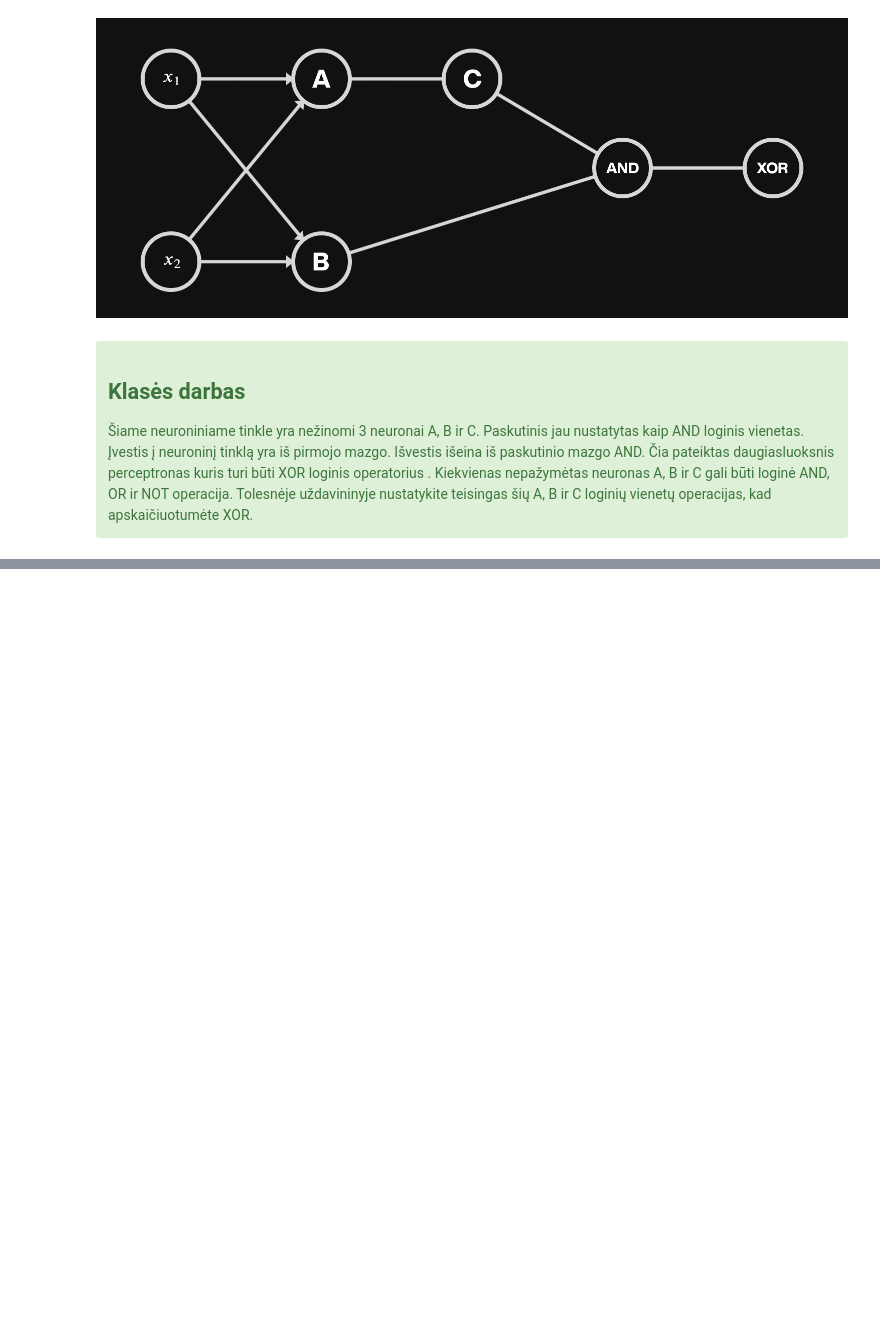
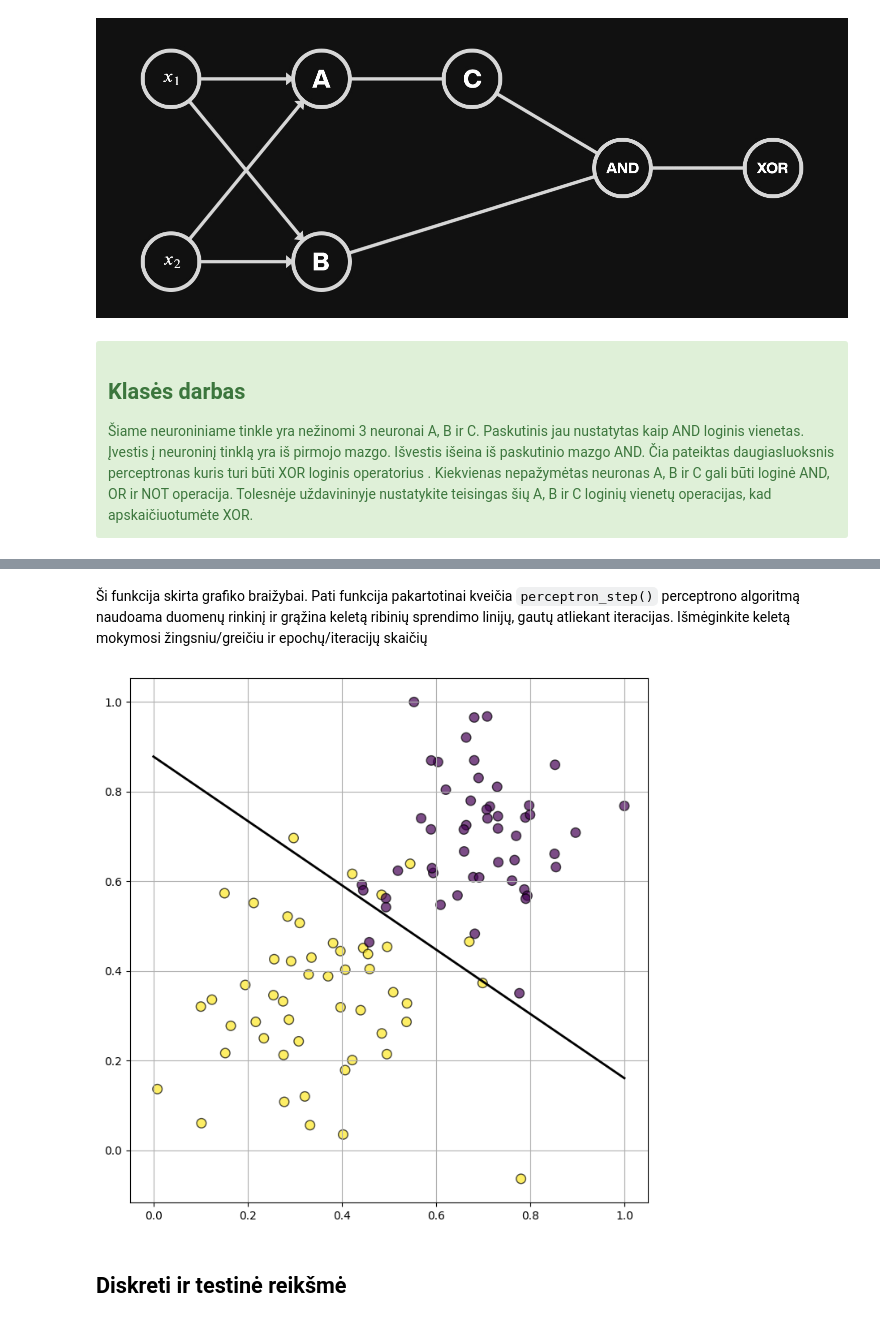
Before and after one commit to tavo-robotas/DI_101, a Jupyter notebook: __VI_Intro_to_NN/__III__neural_networks.ipynb, the cells around one changed output, grey strips where cells are left out. Cells and saved outputs as stored; diff of their text form; code cells hidden in the pictures; blank space fills up the shorter version.

```diff
--- a/__VI_Intro_to_NN/__III__neural_networks.ipynb
+++ b/__VI_Intro_to_NN/__III__neural_networks.ipynb
@@ -381,0 +544,2 @@ Yra būdų sukurti neuroninius tinklus, kurie galėtų išspręsti šią problem
+# %%
+X = data[:, :2]
@@ -381,0 +548,2 @@ Yra būdų sukurti neuroninius tinklus, kurie galėtų išspręsti šią problem
+# %%
+y = data[:, 2]
@@ -381,0 +571,4 @@ Yra būdų sukurti neuroninius tinklus, kurie galėtų išspręsti šią problem
+# %% [markdown]
+Ši funkcija skirta grafiko braižybai. Pati funkcija pakartotinai kveičia `perceptron_step()` perceptrono algoritmą naudoama duomenų rinkinį ir grąžina keletą ribinių sprendimo linijų, gautų atliekant iteracijas. Išmėginkite keletą mokymosi žingsniu/greičiu ir epochų/iteracijų skaičių
+# %%
+boundaries, W, b = train_perceptron(X,y)
@@ -381,0 +586,17 @@ Yra būdų sukurti neuroninius tinklus, kurie galėtų išspręsti šią problem
+# %%
+def plot(X, y, W, b):
+    x1, x2 = X[:,0], X[:,1]
+    plt.figure(figsize=(7,7))
+    a = -W[0] / W[1]
+    xx = np.linspace(0, 1)
+    yy = a * xx - (b) / W[1]
+    plt.scatter(x1, x2, c=y, s=70, edgecolor='black', alpha=0.7, )
+    plt.plot(xx, yy, c='black', linewidth=2)
+    plt.grid(True)
+    plt.tight_layout()
+# %%
+plot(X,y,W,b)
+# %% [output]
+[figure, added]
+# %% [markdown]
+## Diskreti ir testinė reikšmė
```
Also changed, not shown: parts of 41 cells of this notebook, 11 other files.
